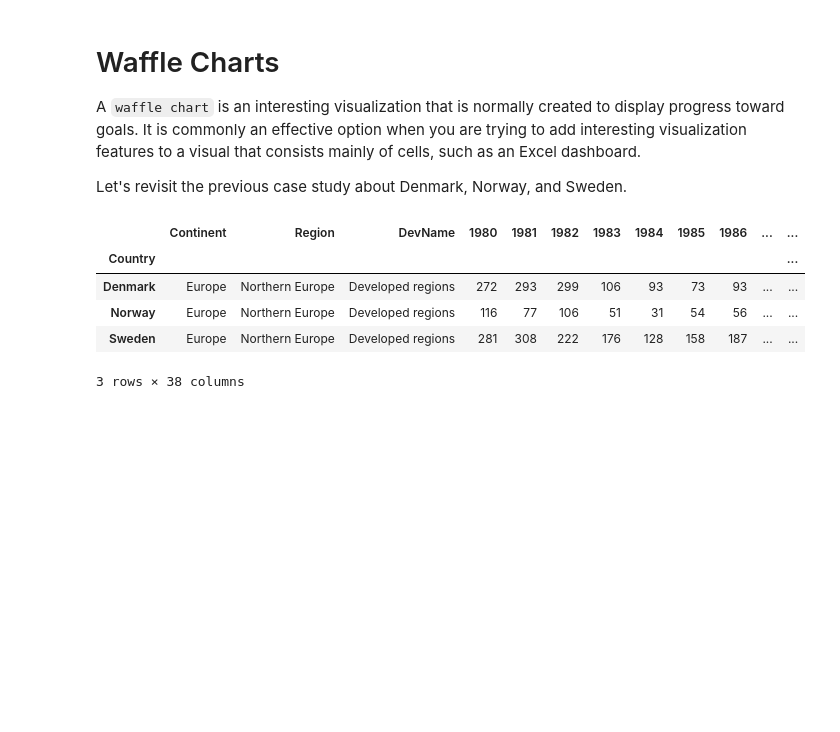
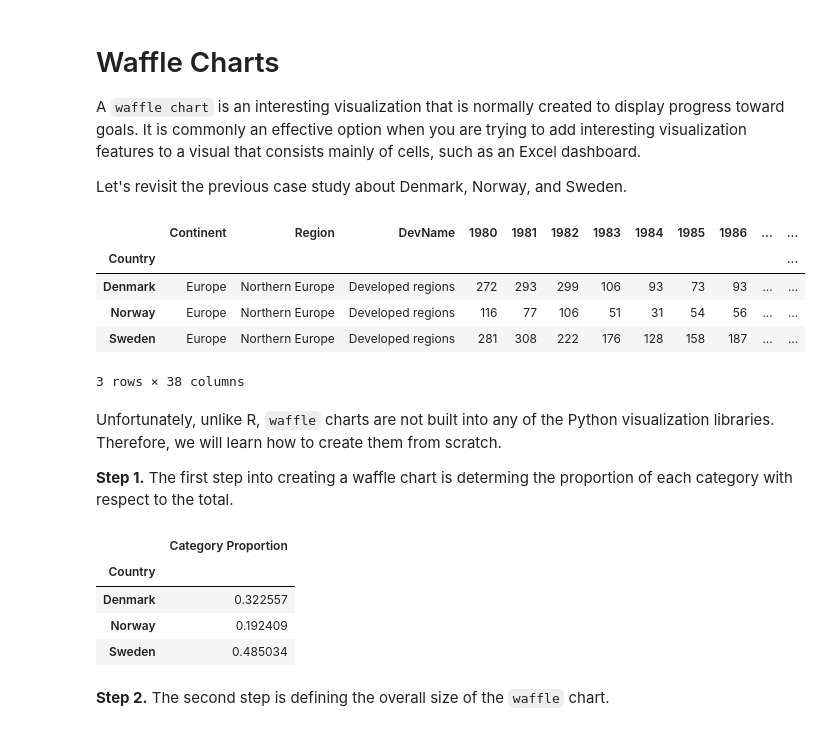
Before and after one commit to hoaint25/IBM_Data_Analyst, a Jupyter notebook: Waffle-Charts-Word-Clouds-and-Regression-Plots.ipynb, the cells around one changed output. Cells and saved outputs as stored; diff of their text form; code cells hidden in the pictures; blank space fills up the shorter version.

```diff
--- a/Waffle-Charts-Word-Clouds-and-Regression-Plots.ipynb
+++ b/Waffle-Charts-Word-Clouds-and-Regression-Plots.ipynb
@@ -127,3 +127,22 @@ df.head()
 | Norway | Europe | Northern Europe | Developed regions | 116 | 77 | 106 | 51 | 31 | 54 | 56 | ... | ... |
 | Sweden | Europe | Northern Europe | Developed regions | 281 | 308 | 222 | 176 | 128 | 158 | 187 | ... | ... |
 3 rows × 38 columns
+# %% [markdown]
+Unfortunately, unlike R, `waffle` charts are not built into any of the Python visualization libraries. Therefore, we will learn how to create them from scratch.
+
+**Step 1.** The first step into creating a waffle chart is determing the proportion of each category with respect to the total.
+# %%
+#compute the proportion of each category with respect to the total
+total_values = df['Total'].sum()
+category_propotions = df['Total']/total_values
+
+#print out proportions
+pd.DataFrame({"Category Proportion": category_propotions})
+# %% [output]
+|  | Category Proportion |
+| Country |  |
+| Denmark | 0.322557 |
+| Norway | 0.192409 |
+| Sweden | 0.485034 |
+# %% [markdown]
+**Step 2.** The second step is defining the overall size of the `waffle` chart.
```
